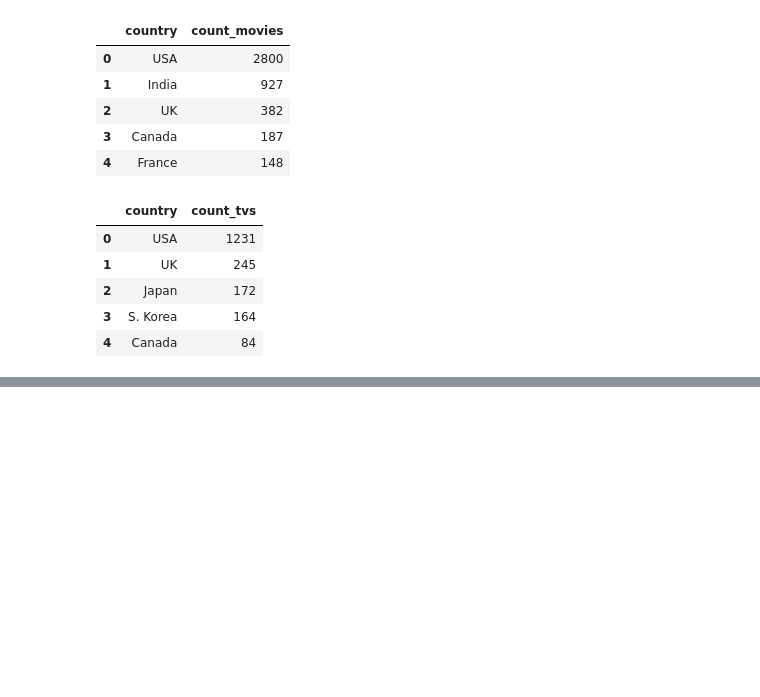
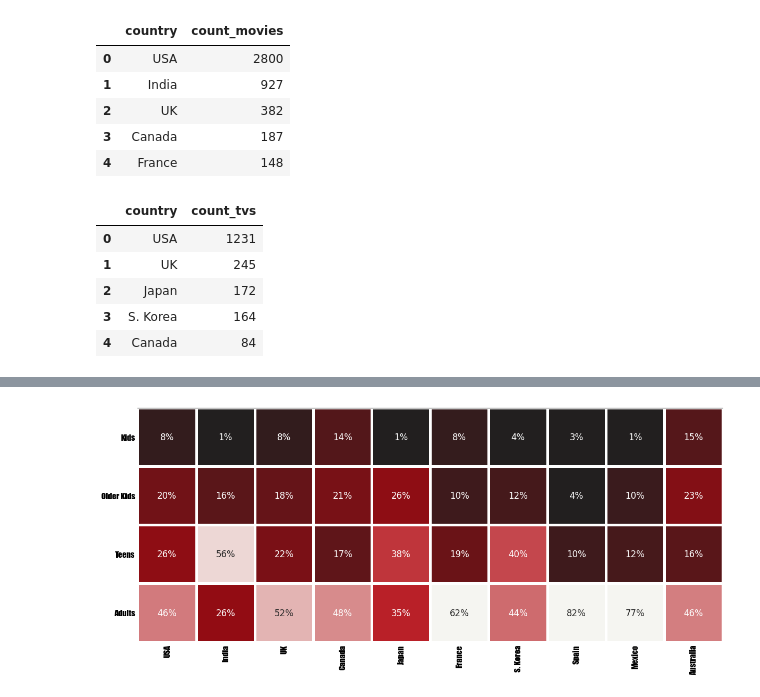
Before and after one commit to MarcoSorrenti/DataVisualization, a Jupyter notebook: src/data/netflix_contents_info.ipynb, the cells around one changed output, grey strips where cells are left out. Saved outputs shown, nothing was run; the diff lists cells and outputs as text; code cells hidden in the pictures; blank space fills up the shorter version.

```diff
--- a/src/data/netflix_contents_info.ipynb
+++ b/src/data/netflix_contents_info.ipynb
@@ -204,0 +374,6 @@ netflix_countries_genre.to_csv('../Dashboard/Components/data/netflix_countries_g
+# %%
+netflix_target['count'] = 1
+netflix_target['first_country'] = netflix_target['country'].apply(lambda x: x.split(",")[0])
+netflix_target['first_country'].replace('United States', 'USA', inplace=True)
+netflix_target['first_country'].replace('United Kingdom', 'UK',inplace=True)
+netflix_target['first_country'].replace('South Korea', 'S. Korea',inplace=True)
@@ -204,0 +415,3 @@ netflix_countries_genre.to_csv('../Dashboard/Components/data/netflix_countries_g
+# %%
+netflix_target['target_ages'] = netflix_target['rating'].replace(ratings_ages)
+netflix_target['target_ages'].unique()
@@ -204,0 +425,7 @@ netflix_countries_genre.to_csv('../Dashboard/Components/data/netflix_countries_g
+# %%
+data = netflix_target.groupby('first_country')[['first_country','count']].sum().sort_values(by='count',ascending=False).reset_index()[:10]
+data = data['first_country']
+
+df_heatmap = netflix_target.loc[netflix_target['first_country'].isin(data)]
+# %%
+df_heatmap = pd.crosstab(df_heatmap['first_country'], df_heatmap['target_ages'],normalize = "index").T
@@ -204,0 +446,28 @@ netflix_countries_genre.to_csv('../Dashboard/Components/data/netflix_countries_g
+# %%
+import matplotlib.colors
+
+cmap = matplotlib.colors.LinearSegmentedColormap.from_list("", ['#221f1f', '#b20710','#f5f5f1'])
+
+fig, ax = plt.subplots(1, 1, figsize=(12, 12))
+
+country_order2 = ['USA', 'India', 'UK', 'Canada', 'Japan', 'France', 'S. Korea', 'Spain', 'Mexico', 'Australia']
+
+age_order = ['Kids','Older Kids','Teens','Adults']
+
+sns.heatmap(df_heatmap.loc[age_order,country_order2],cmap=cmap,square=True, linewidth=2.5,cbar=False,
+            annot=True,fmt='1.0%',vmax=.6,vmin=0.05,ax=ax,annot_kws={"fontsize":12})
+
+ax.spines['top'].set_visible(True)
+
+ax.set_yticklabels(ax.get_yticklabels(), fontfamily='Impact', rotation = 0, fontsize=11)
+ax.set_xticklabels(ax.get_xticklabels(), fontfamily='Impact', rotation=90, fontsize=11)
+
+ax.set_ylabel('')
+ax.set_xlabel('')
+ax.tick_params(axis=u'both', which=u'both',length=0)
+plt.tight_layout()
+
+plt.savefig('../Dashboard/Components/data/netflix_country_target.png')
+plt.show()
+# %% [output]
+[figure, added]
```
Also changed, not shown: parts of 23 cells of this notebook, 5 other files.
